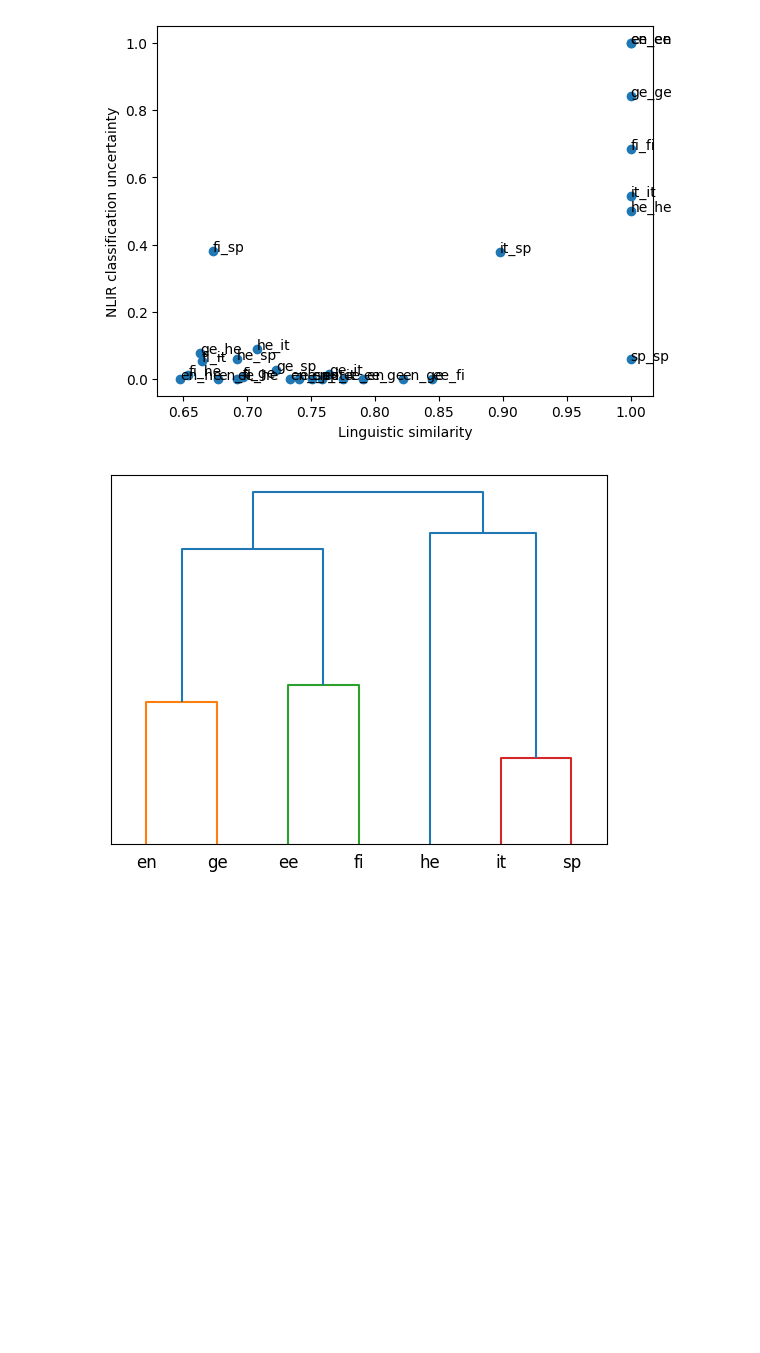
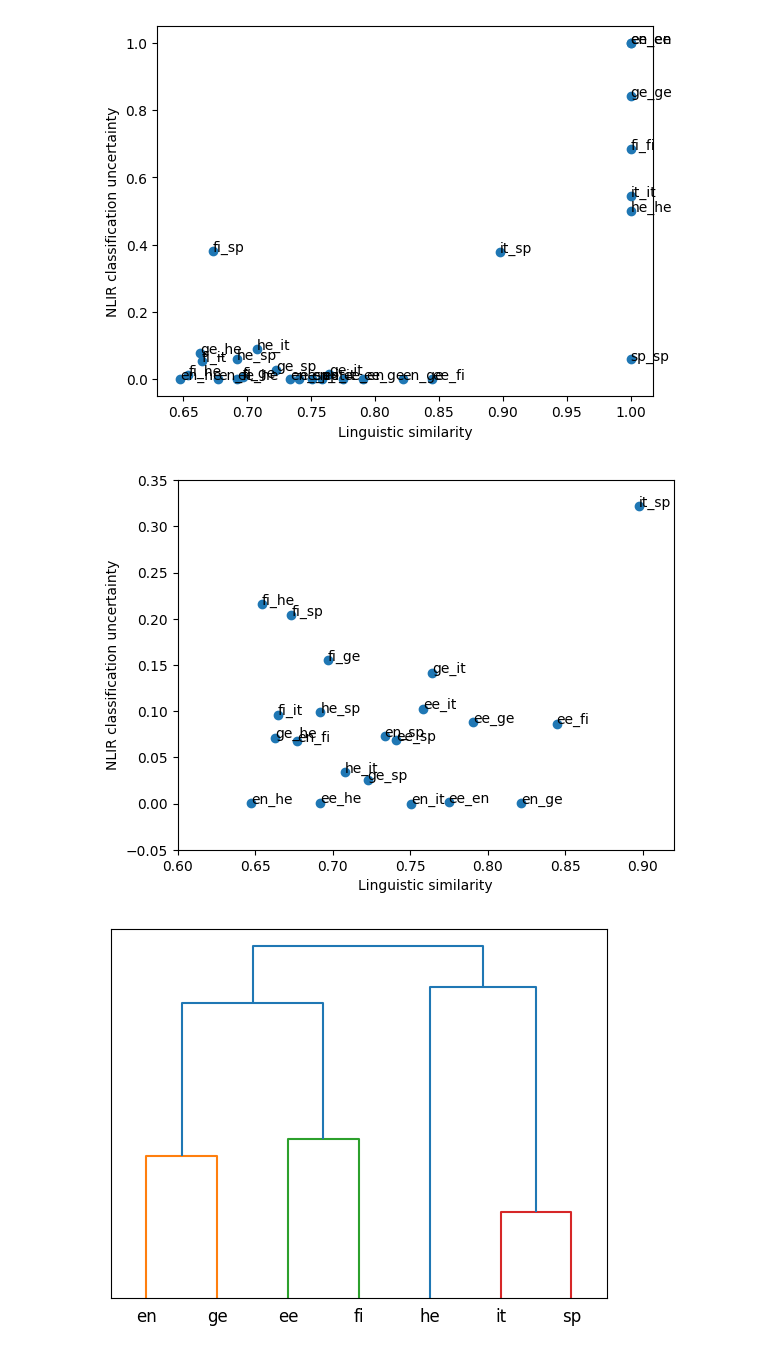
Before and after one commit to linaskerath/ANLP_project, a Jupyter notebook: scripts/7_plots.ipynb, the cells around one changed output. Cells and saved outputs as stored; diff of their text form; code cells hidden in the pictures; blank space fills up the shorter version.

Commit message:
new plot results

```diff
--- a/scripts/7_plots.ipynb
+++ b/scripts/7_plots.ipynb
@@ -27,15 +27,15 @@ df_cosine_sim
 | 10 | spa | 0.736906 | 0.733594 | 0.740839 | 0.673324 | 0.722596 | 0.800563 | 0.692203 | 0.897510 | 0.752101 | 0.776391 | ... |
 | 11 | tur | 0.461880 | 0.424274 | 0.526688 | 0.569298 | 0.481218 | 0.507660 | 0.433861 | 0.478162 | 0.486136 | 0.507972 | ... |
 # %%
-lang_values = []
-lang_pairs = []
-for key1 in language_lookup.keys():
-    for key2 in language_lookup.keys():
-        #print((key1, key2))
-        val1 = float(df_cosine_sim[df_cosine_sim['lang'] == key1][key2])
-        #cosine_sim[f'{key1}_{key2}'] =  val1
-        lang_values.append(val1)
-        lang_pairs.append(f'{key1}_{key2}')
+# lang_values = []
+# lang_pairs = []
+# for key1 in language_lookup.keys():
+#     for key2 in language_lookup.keys():
+#         #print((key1, key2))
+#         val1 = float(df_cosine_sim[df_cosine_sim['lang'] == key1][key2])
+#         #cosine_sim[f'{key1}_{key2}'] =  val1
+#         lang_values.append(val1)
+#         lang_pairs.append(f'{key1}_{key2}')
 # %%
 lang_values = []
 lang_pairs = []
@@ -112,6 +112,23 @@ for i, txt in enumerate(df_similarities_['pair']):
     ax.annotate(txt, (zz[i], yy[i]))
 # %% [output]
 [figure]
+# %%
+# SC IC uni
+zz = df_similarities_['cosine_val']
+yy = df_similarities_['logreg_val']
+
+fig, ax = plt.subplots()
+ax.scatter(zz, yy)
+ax.set_ylabel('NLIR classification uncertainty')
+ax.set_xlabel('Linguistic similarity')
+ax.set_ylim(-0.05, 0.35)
+ax.set_xlim(0.6, 0.92)
+
+for i, txt in enumerate(df_similarities_['pair']):
+    #print(i, txt)
+    ax.annotate(txt, (zz[i], yy[i]))
+# %% [output]
+[figure, added]
 # %%
 from scipy.cluster.hierarchy import ward, dendrogram
 # %%
```
Also changed, not shown: parts of 4 cells of this notebook, 2 other files.
